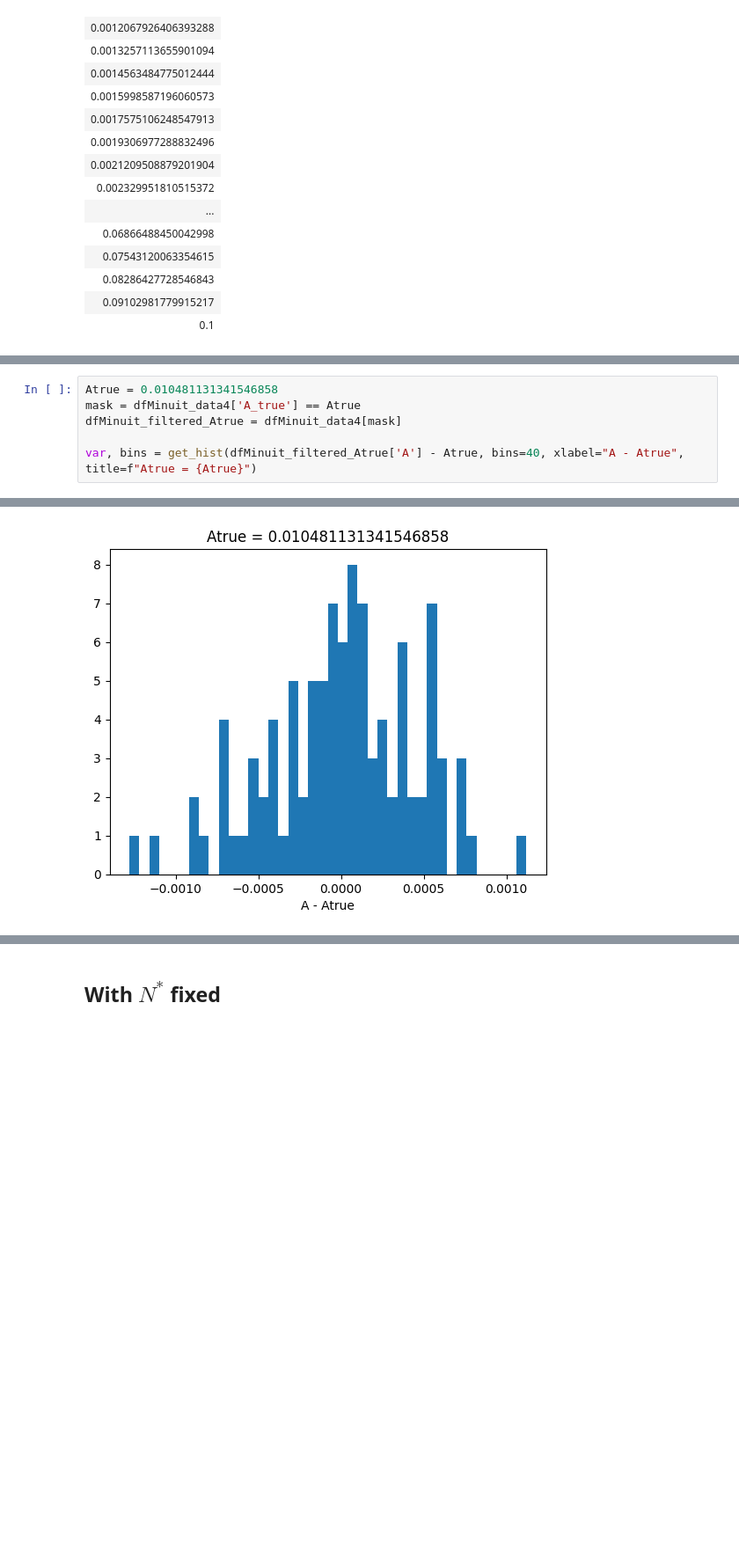
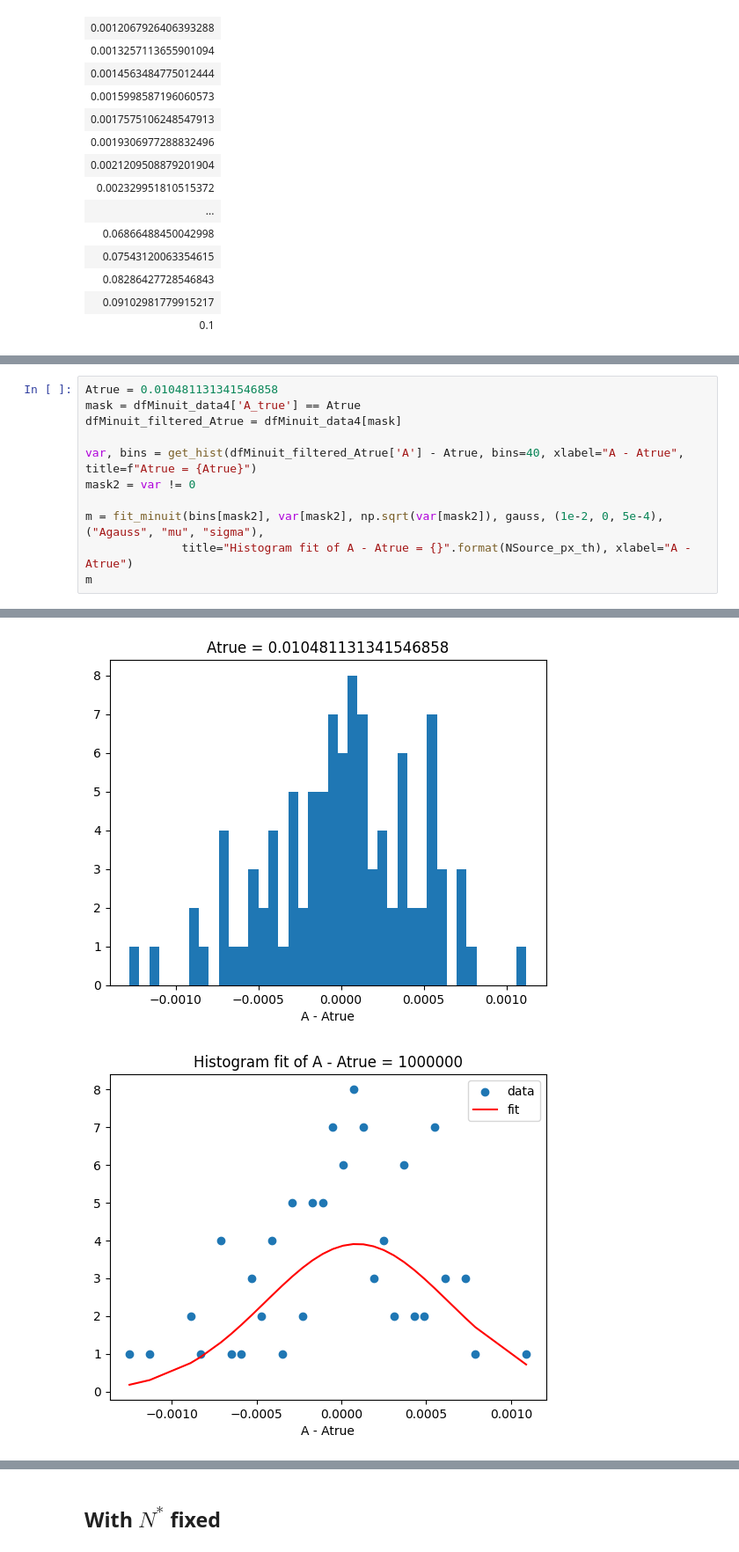
Before and after one commit to johannct/M2_Stage_Code, a Jupyter notebook: Simulation/A_Study_Cluster.ipynb, the cells around one changed output, grey strips where cells are left out. Shown at 88% size. Cells and saved outputs as stored; diff of their text form; blank space fills up the shorter version.

```diff
--- a/Simulation/A_Study_Cluster.ipynb
+++ b/Simulation/A_Study_Cluster.ipynb
@@ -236,4 +264,9 @@ mask = dfMinuit_data4['A_true'] == Atrue
 dfMinuit_filtered_Atrue = dfMinuit_data4[mask]
 
 var, bins = get_hist(dfMinuit_filtered_Atrue['A'] - Atrue, bins=40, xlabel="A - Atrue", title=f"Atrue = {Atrue}")
+mask2 = var != 0
+
+m = fit_minuit(bins[mask2], var[mask2], np.sqrt(var[mask2]), gauss, (1e-2, 0, 5e-4), ("Agauss", "mu", "sigma"),
+              title="Histogram fit of A - Atrue = {}".format(NSource_px_th), xlabel="A - Atrue")
+m
 # %% [output]
@@ -240,4 +293,5 @@ var, bins = get_hist(dfMinuit_filtered_Atrue['A'] - Atrue, bins=40, xlabel="A -
 [figure]
+[figure, added]
 # %%
 Atrue = 0.0021209508879201904
 mask = dfMinuit_data4['A_true'] == Atrue
```
Also changed, not shown: parts of 14 cells of this notebook, 2 other files.
